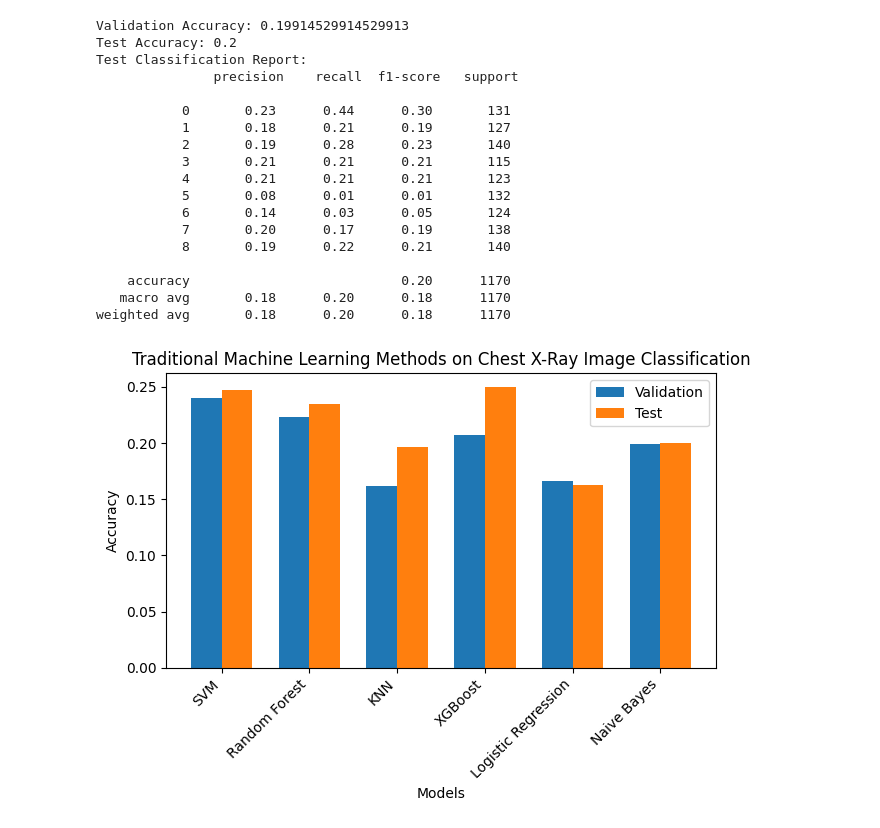
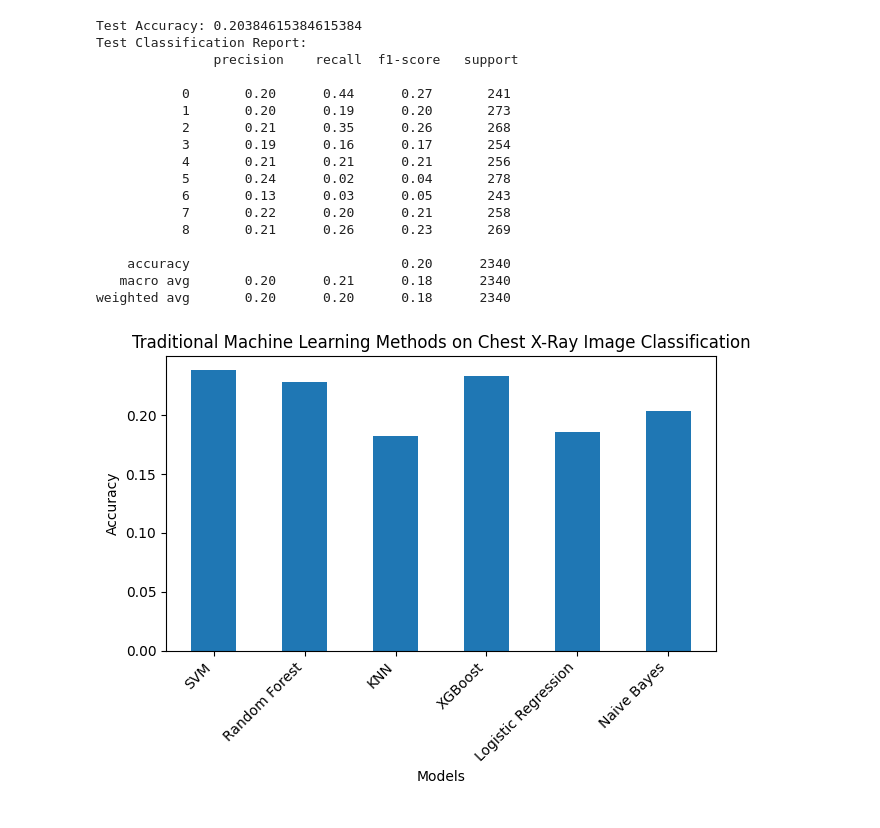
Before and after one commit to dmicz/math452-final-project, a Jupyter notebook: traditional_methods.ipynb, the cells around one changed output. Saved outputs shown, nothing was run; the diff lists cells and outputs as text; code cells hidden in the pictures.

Commit message:
Removed the validation set

```diff
--- a/traditional_methods.ipynb
+++ b/traditional_methods.ipynb
@@ -74,9 +74,8 @@ num_classes = len(set(labels))
 
 images = images.reshape(images.shape[0], -1).astype(float)
 
-# split data into training and testing sets (e.g., 80% train, 10% validation, 10% test)
-x_train, x_temp, y_train, y_temp = train_test_split(images, labels, test_size=0.2, random_state=42)
-x_val, x_test, y_val, y_test = train_test_split(x_temp, y_temp, test_size=0.5, random_state=42)
+# split data into training and testing sets (e.g., 80% train, 20% test)
+x_train, x_test, y_train, y_test = train_test_split(images, labels, test_size=0.2, random_state=42)
 # %%
 # def hyperparameter_tuning(model, params, k_folds=5):
 #     k_fold = KFold(n_splits=k_folds, shuffle=True, random_state=0)
@@ -304,50 +278,42 @@ nb = GaussianNB()
 
 nb.fit(x_train, y_train)
 
-y_val_pred = nb.predict(x_val)
-nb_val_acc = accuracy_score(y_val, y_val_pred)
-print("Validation Accuracy:", nb_val_acc)
-
 y_test_pred = nb.predict(x_test)
 nb_test_acc = accuracy_score(y_test, y_test_pred)
 print("Test Accuracy:", nb_test_acc)
 print("Test Classification Report:\n", classification_report(y_test, y_test_pred))
 # %% [output]
-Validation Accuracy: 0.19914529914529913
-Test Accuracy: 0.2
+Test Accuracy: 0.20384615384615384
 Test Classification Report:
                precision    recall  f1-score   support
 
-           0       0.23      0.44      0.30       131
-           1       0.18      0.21      0.19       127
-           2       0.19      0.28      0.23       140
-           3       0.21      0.21      0.21       115
-           4       0.21      0.21      0.21       123
-           5       0.08      0.01      0.01       132
-           6       0.14      0.03      0.05       124
-           7       0.20      0.17      0.19       138
-           8       0.19      0.22      0.21       140
+           0       0.20      0.44      0.27       241
+           1       0.20      0.19      0.20       273
+           2       0.21      0.35      0.26       268
+           3       0.19      0.16      0.17       254
+           4       0.21      0.21      0.21       256
+           5       0.24      0.02      0.04       278
+           6       0.13      0.03      0.05       243
+           7       0.22      0.20      0.21       258
+           8       0.21      0.26      0.23       269
 
-    accuracy                           0.20      1170
-   macro avg       0.18      0.20      0.18      1170
-weighted avg       0.18      0.20      0.18      1170
+    accuracy                           0.20      2340
+   macro avg       0.20      0.21      0.18      2340
+weighted avg       0.20      0.20      0.18      2340
 # %%
 categories = ['SVM', 'Random Forest', 'KNN', 'XGBoost', 'Logistic Regression', 'Naive Bayes']
-validation_accuracies = [svm_val_acc, rf_val_acc, knn_val_acc, xgb_val_acc, lr_val_acc, nb_val_acc]
 test_accuracies = [svm_test_acc, rf_test_acc, knn_test_acc, xgb_test_acc, lr_test_acc, nb_test_acc]
 
-bar_width = 0.35
+bar_width = 0.5
 index = np.arange(len(categories))
 
-plt.bar(index - bar_width / 2, validation_accuracies, bar_width, label='Validation')
-plt.bar(index + bar_width / 2, test_accuracies, bar_width, label='Test')
+plt.bar(index, test_accuracies, bar_width, label='Test')
 
 plt.xlabel('Models')
 plt.ylabel('Accuracy')
 plt.title('Traditional Machine Learning Methods on Chest X-Ray Image Classification')
 plt.xticks(index, categories, rotation=45, ha='right', va='top')
-plt.legend()
 plt.tight_layout()
 plt.show()
 # %% [output]
-[figure, old version]
+[figure, new version]
```
Also changed, not shown: parts of 5 cells of this notebook.
